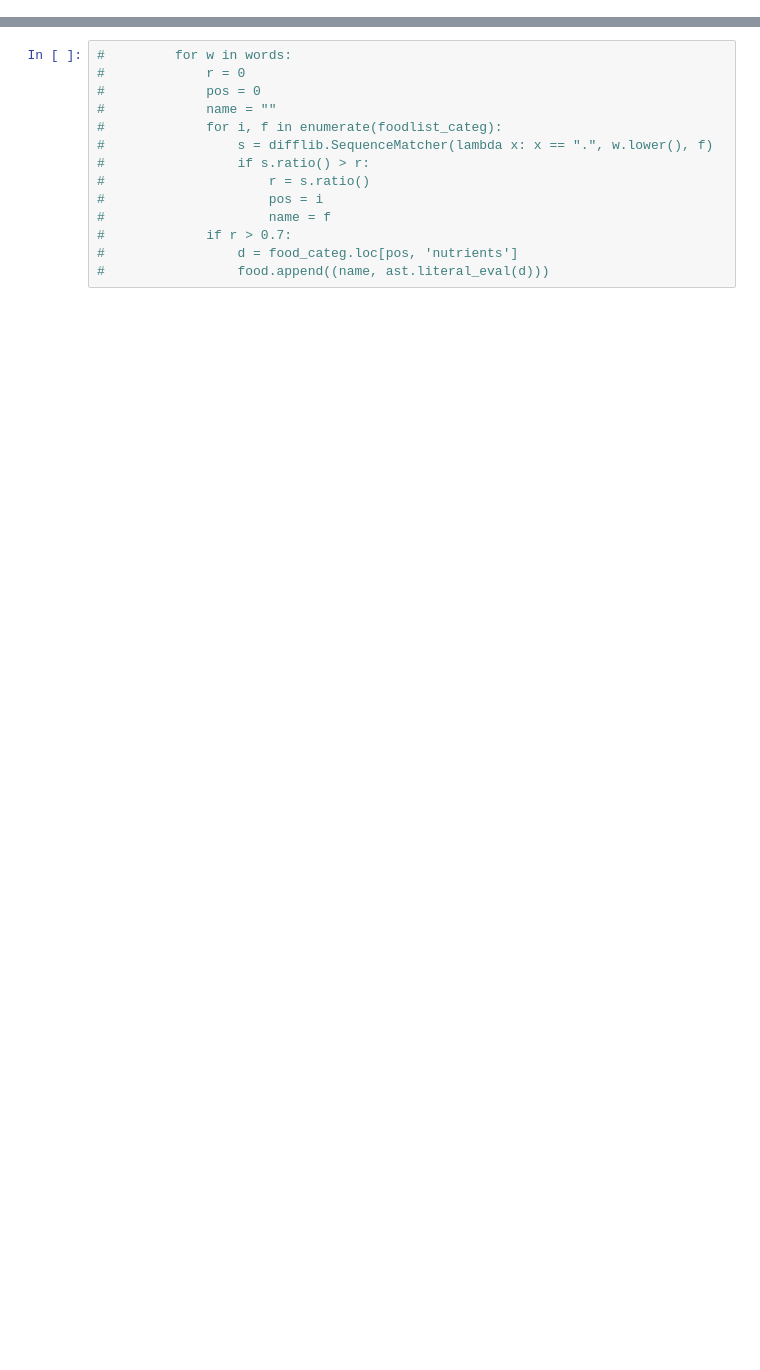
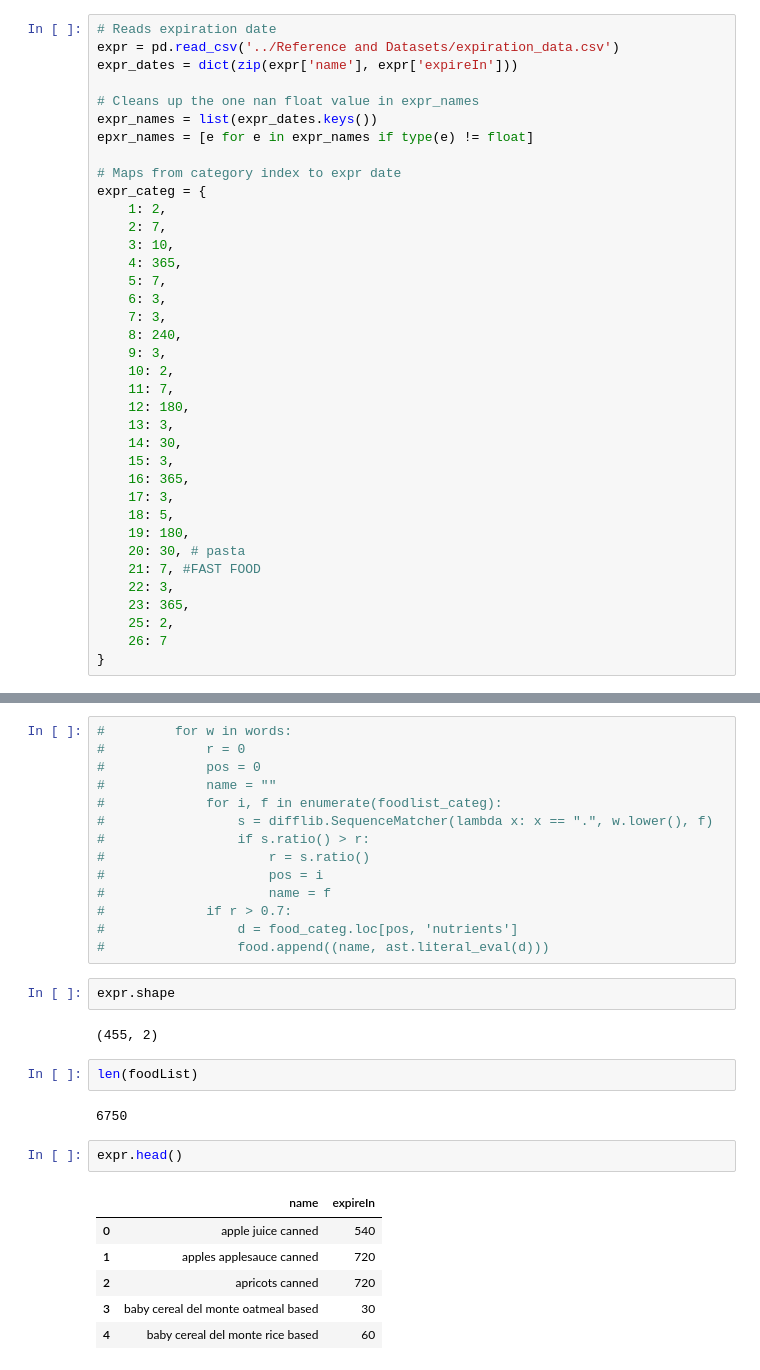
Before and after one commit to FunnelFoods/Recipe-Suggestion-NLP, a Jupyter notebook: FuzzyMatching/FuzzyMatching.ipynb, the cells around one changed output, grey strips where cells are left out. Drawn from its saved outputs; the diff is of its cells as text; blank space fills up the shorter version.

Commit message:
Returns New Info Expiration
now the matching returns expiration dates besides food items' names and nutrients

```diff
--- a/FuzzyMatching/FuzzyMatching.ipynb
+++ b/FuzzyMatching/FuzzyMatching.ipynb
@@ -18,4 +18,41 @@ food_nutrient_large = pd.read_csv('../NutrientData/Food Data/food_nutrients_dict
 
 # Reads categorized food with 16,000 rows
 food_categ = pd.read_csv('../NutrientData/food_categorized_nurtrients_w_name.csv')
+# %%
+# Reads expiration date
+expr = pd.read_csv('../Reference and Datasets/expiration_data.csv')
+expr_dates = dict(zip(expr['name'], expr['expireIn']))
+
+# Cleans up the one nan float value in expr_names
+expr_names = list(expr_dates.keys())
+epxr_names = [e for e in expr_names if type(e) != float]
+
+# Maps from category index to expr date
+expr_categ = {
+    1: 2,
+    2: 7,
+    3: 10,
+    4: 365,
+    5: 7,
+    6: 3,
+    7: 3,
+    8: 240,
+    9: 3,
+    10: 2,
+    11: 7,
+    12: 180,
+    13: 3,
+    14: 30,
+    15: 3,
+    16: 365,
+    17: 3,
+    18: 5,
+    19: 180,
+    20: 30, # pasta
+    21: 7, #FAST FOOD
+    22: 3,
+    23: 365,
+    25: 2,
+    26: 7
+}
 # %%
@@ -177,3 +243,20 @@ matchReceipt(inp_two)
 #             if r > 0.7:
 #                 d = food_categ.loc[pos, 'nutrients']
 #                 food.append((name, ast.literal_eval(d)))
+# %%
+expr.shape
+# %% [output]
+(455, 2)
+# %%
+len(foodList)
+# %% [output]
+6750
+# %%
+expr.head()
+# %% [output]
+|  | name | expireIn |
+| 0 | apple juice canned | 540 |
+| 1 | apples applesauce canned | 720 |
+| 2 | apricots canned | 720 |
+| 3 | baby cereal del monte oatmeal based | 30 |
+| 4 | baby cereal del monte rice based | 60 |
```
Also changed, not shown: parts of 10 cells of this notebook, 1 other file.
